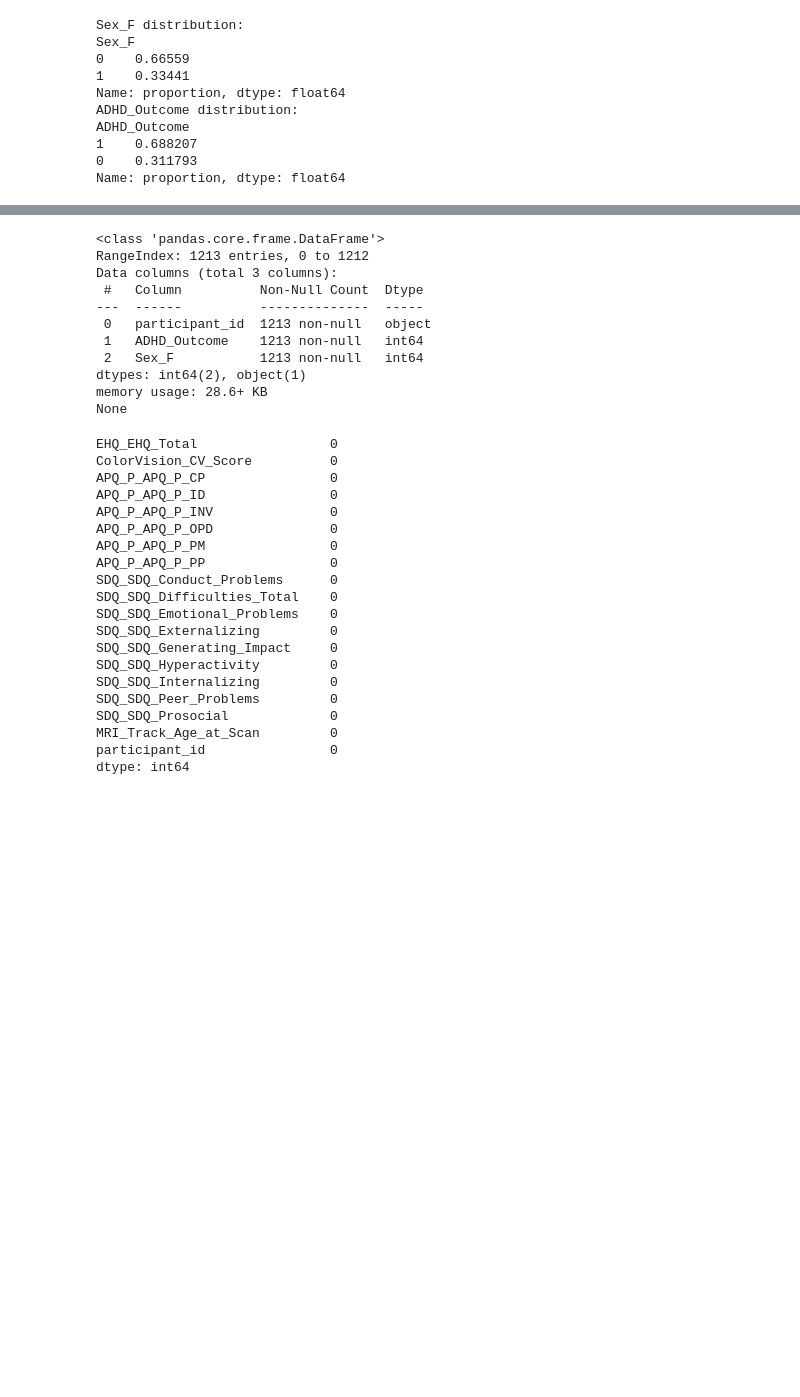
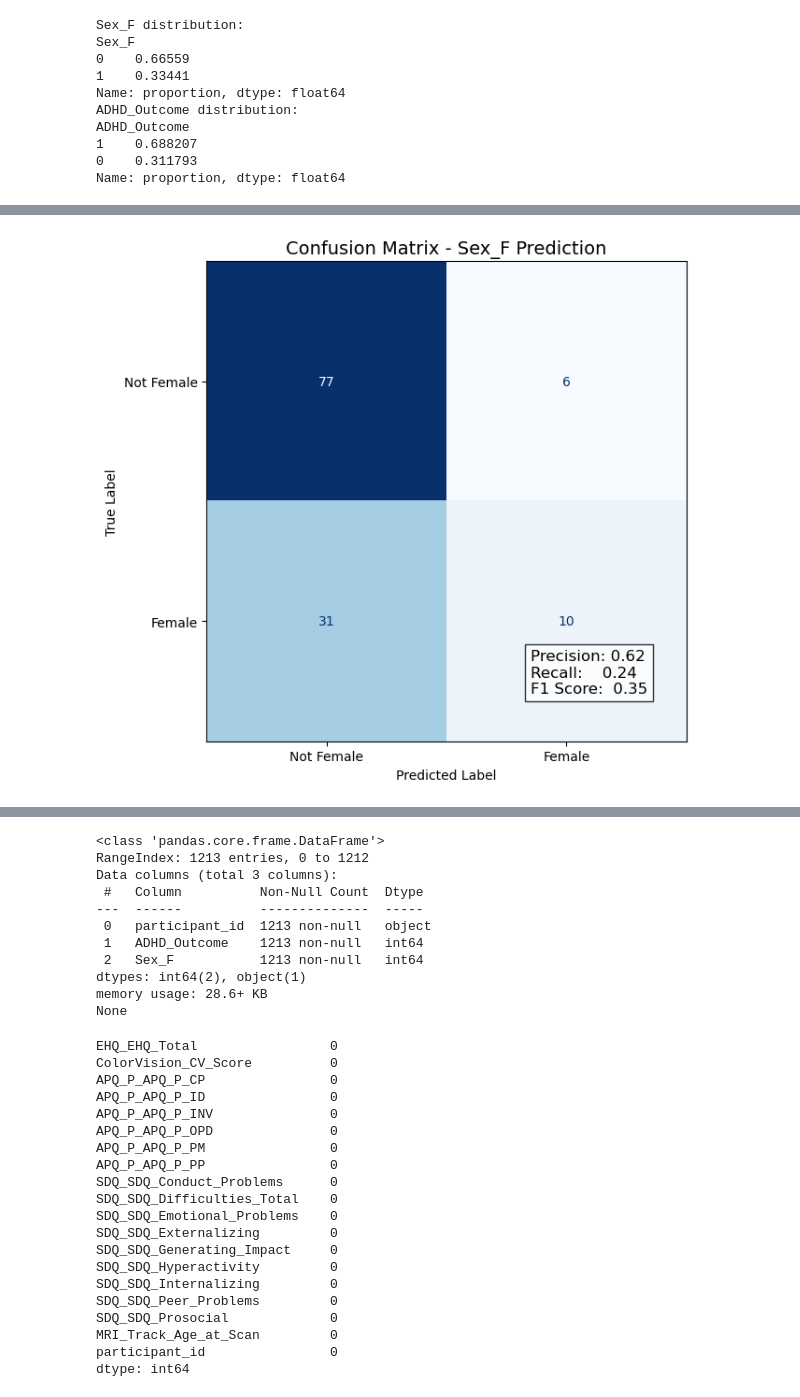
Before and after one commit to panditpooja/WiDS_Datathon_2025, a Jupyter notebook: train.ipynb, the cells around one changed output, grey strips where cells are left out. Saved outputs shown, nothing was run; the diff lists cells and outputs as text; code cells hidden in the pictures; blank space fills up the shorter version.

```diff
--- a/train.ipynb
+++ b/train.ipynb
@@ -730,33 +930,84 @@ weighted avg       0.75      0.69      0.69       124
 # %%
-# --- For Sex_F ---
+from sklearn.metrics import (
+    confusion_matrix, ConfusionMatrixDisplay,
+    precision_score, recall_score, f1_score
+)
+import matplotlib.pyplot as plt
+
+# =========================
+# --- Confusion Matrix with Metrics: Sex_F ---
+# =========================
 try:
-    y_true_sex = y_test['Sex_F'].values  # True labels
-    y_pred_sex = y_pred[:, 0]             # Predicted labels
+    y_true_sex = y_test['Sex_F'].values          # True labels for Sex_F (0 = Not Female, 1 = Female)
+    y_pred_sex = y_pred[:, 0]                    # Predicted labels for Sex_F
 
-    cm_sex = confusion_matrix(y_true_sex, y_pred_sex)
-    disp_sex = ConfusionMatrixDisplay(confusion_matrix=cm_sex, display_labels=['Male', 'Female'])
+    cm_sex = confusion_matrix(y_true_sex, y_pred_sex)  # Compute confusion matrix
 
-    fig, ax = plt.subplots(figsize=(6,6))
-    disp_sex.plot(ax=ax, cmap='Blues')
-    plt.title("Confusion Matrix - Sex Prediction")
+    # Calculate precision, recall, F1 for Female (positive class = 1)
+    precision_sex = precision_score(y_true_sex, y_pred_sex, zero_division=0)
+    recall_sex = recall_score(y_true_sex, y_pred_sex, zero_division=0)
+    f1_sex = f1_score(y_true_sex, y_pred_sex, zero_division=0)
+
+    # Create and plot confusion matrix with display labels
+    disp_sex = ConfusionMatrixDisplay(
+        confusion_matrix=cm_sex,
+        display_labels=['Not Female', 'Female']
+    )
+
+    fig, ax = plt.subplots(figsize=(6.5, 6.5))
+    disp_sex.plot(ax=ax, cmap='Blues', colorbar=False)
+
+    metrics_text_sex = (
+        f'Precision: {precision_sex:.2f}\n'
+        f'Recall:    {recall_sex:.2f}\n'
+        f'F1 Score:  {f1_sex:.2f}'
+    )
+    plt.title("Confusion Matrix - Sex_F Prediction", fontsize=14)
+    plt.xlabel("Predicted Label")
+    plt.ylabel("True Label")
+    plt.gcf().text(0.72, 0.2, metrics_text_sex, fontsize=12, bbox=dict(facecolor='white', alpha=0.8))
+
+    plt.tight_layout()
     plt.show()
 
 except Exception as e:
-    print("Error plotting Sex_F confusion matrix:", e)
+    print("Error plotting enhanced Sex_F confusion matrix:", e)
 
-# --- For ADHD_Outcome ---
+# =========================
+# --- Confusion Matrix with Metrics: ADHD_Outcome ---
+# =========================
 try:
-    y_true_adhd = y_test['ADHD_Outcome'].values
-    y_pred_adhd = y_pred[:, 1]
+    y_true_adhd = y_test['ADHD_Outcome'].values  # True labels for ADHD
+    y_pred_adhd = y_pred[:, 1]                   # Predicted labels for ADHD
 
-    cm_adhd = confusion_matrix(y_true_adhd, y_pred_adhd)
-    disp_adhd = ConfusionMatrixDisplay(confusion_matrix=cm_adhd, display_labels=['No ADHD', 'ADHD'])
+    cm_adhd = confusion_matrix(y_true_adhd, y_pred_adhd)  # Confusion matrix
 
-    fig, ax = plt.subplots(figsize=(6,6))
-    disp_adhd.plot(ax=ax, cmap='Greens')
-    plt.title("Confusion Matrix - ADHD Prediction")
+    # Compute metrics for ADHD (positive class = 1)
+    precision_adhd = precision_score(y_true_adhd, y_pred_adhd, zero_division=0)
+    recall_adhd = recall_score(y_true_adhd, y_pred_adhd, zero_division=0)
+    f1_adhd = f1_score(y_true_adhd, y_pred_adhd, zero_division=0)
+
+    disp_adhd = ConfusionMatrixDisplay(
+        confusion_matrix=cm_adhd,
+        display_labels=['No ADHD', 'ADHD']
+    )
+
+    fig, ax = plt.subplots(figsize=(6.5, 6.5))
+    disp_adhd.plot(ax=ax, cmap='Greens', colorbar=False)
+
+    metrics_text_adhd = (
+        f'Precision: {precision_adhd:.2f}\n'
+        f'Recall:    {recall_adhd:.2f}\n'
+        f'F1 Score:  {f1_adhd:.2f}'
+    )
+    plt.title("Confusion Matrix - ADHD_Outcome Prediction", fontsize=14)
+    plt.xlabel("Predicted Label")
+    plt.ylabel("True Label")
+    plt.gcf().text(0.72, 0.2, metrics_text_adhd, fontsize=12, bbox=dict(facecolor='white', alpha=0.8))
+
+    plt.tight_layout()
     plt.show()
 
 except Exception as e:
-    print("Error plotting ADHD_Outcome confusion matrix:", e)
+    print("Error plotting enhanced ADHD_Outcome confusion matrix:", e)
 # %% [output]
@@ -764,0 +1014 @@ Error plotting ADHD_Outcome confusion matrix: name 'confusion_matrix' is not def
+[figure, added]
```
Also changed, not shown: parts of 45 cells of this notebook.
